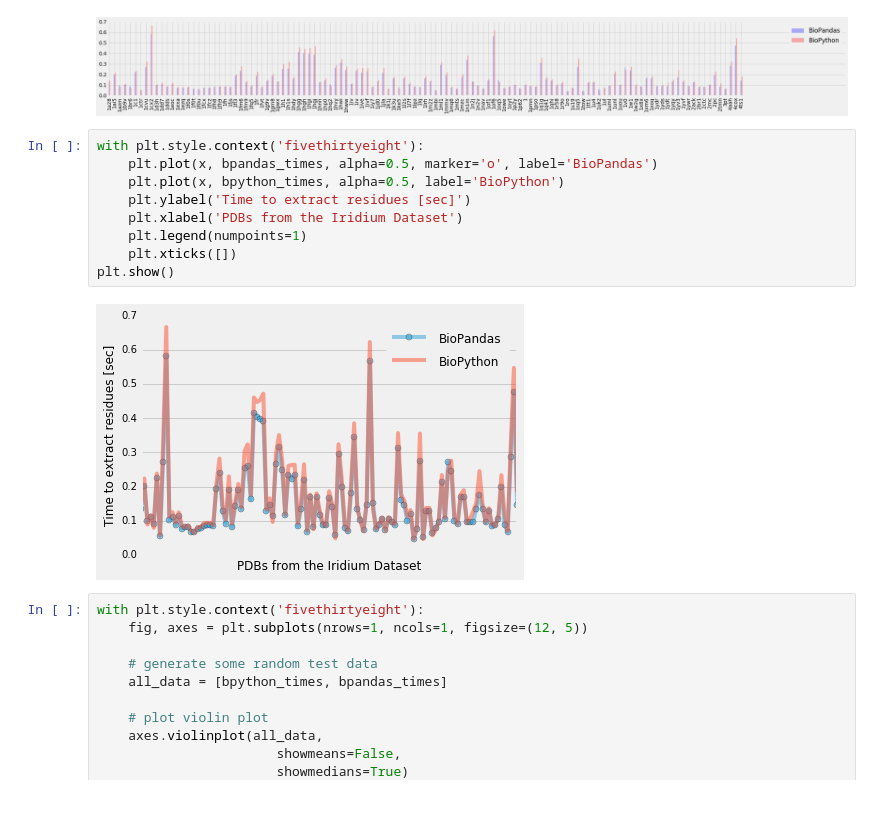
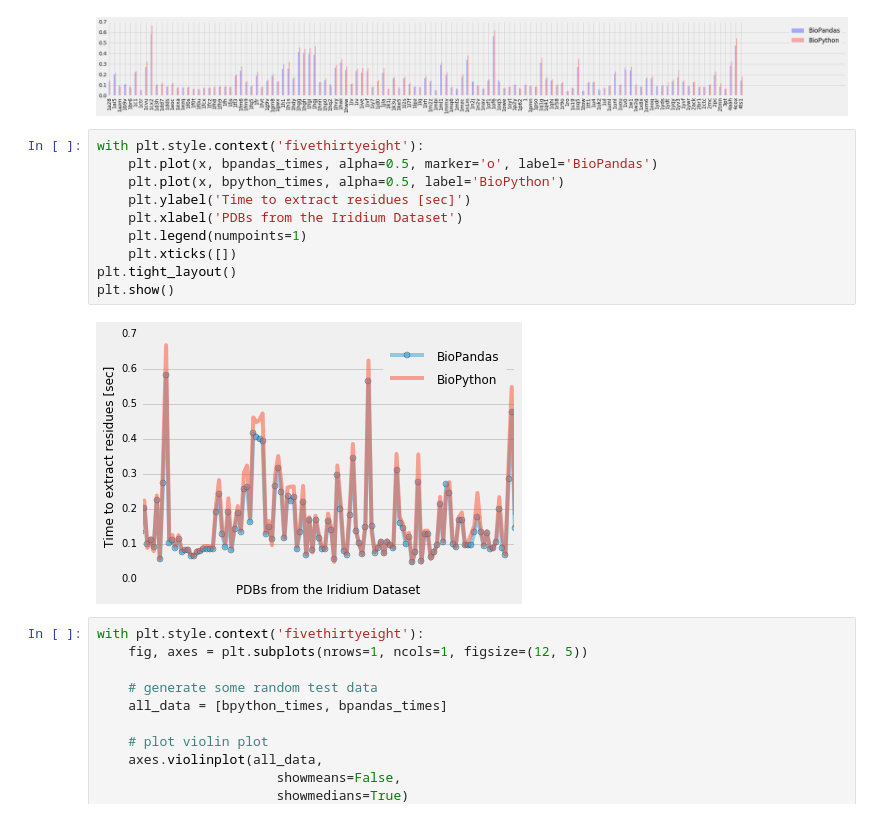
Before and after one commit to BioPandas/biopandas, a Jupyter notebook: docs/benchmark/load_pdb.ipynb, the cells around one changed output. Drawn from its saved outputs; the diff is of its cells as text.

```diff
--- a/docs/benchmark/load_pdb.ipynb
+++ b/docs/benchmark/load_pdb.ipynb
@@ -416,14 +416,15 @@ with plt.style.context('fivethirtyeight'):
 # %%
 with plt.style.context('fivethirtyeight'):
     plt.plot(x, bpandas_times, alpha=0.5, marker='o', label='BioPandas')
     plt.plot(x, bpython_times, alpha=0.5, label='BioPython')
     plt.ylabel('Time to extract residues [sec]')
     plt.xlabel('PDBs from the Iridium Dataset')
     plt.legend(numpoints=1)
     plt.xticks([])
+plt.tight_layout()
 plt.show()
 # %% [output]
-[figure, old version]
+[figure, new version]
 # %%
 with plt.style.context('fivethirtyeight'):
     fig, axes = plt.subplots(nrows=1, ncols=1, figsize=(12, 5))
```
Also changed, not shown: 4 other files.
